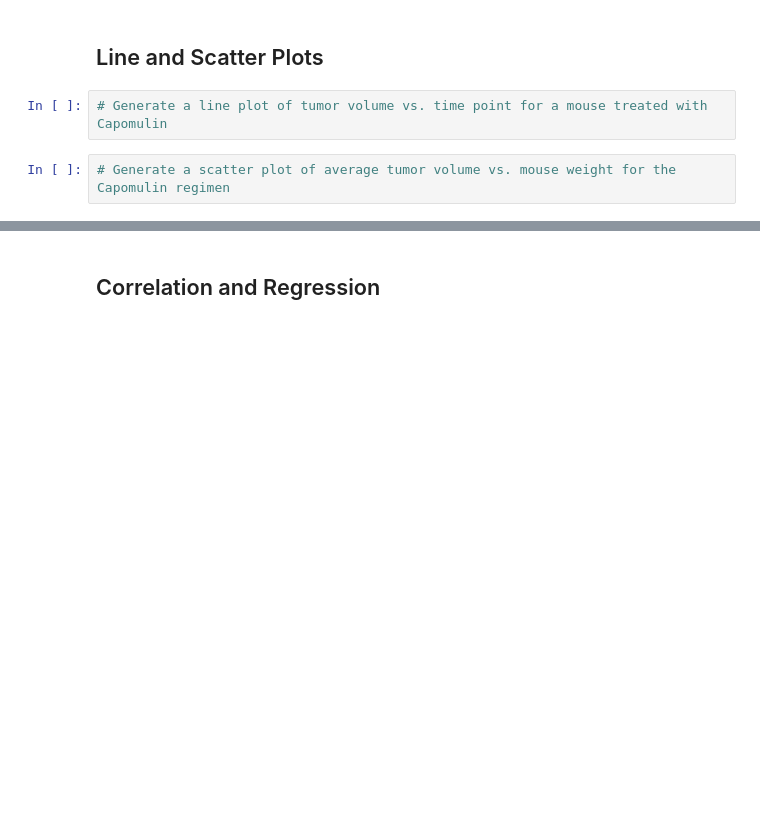
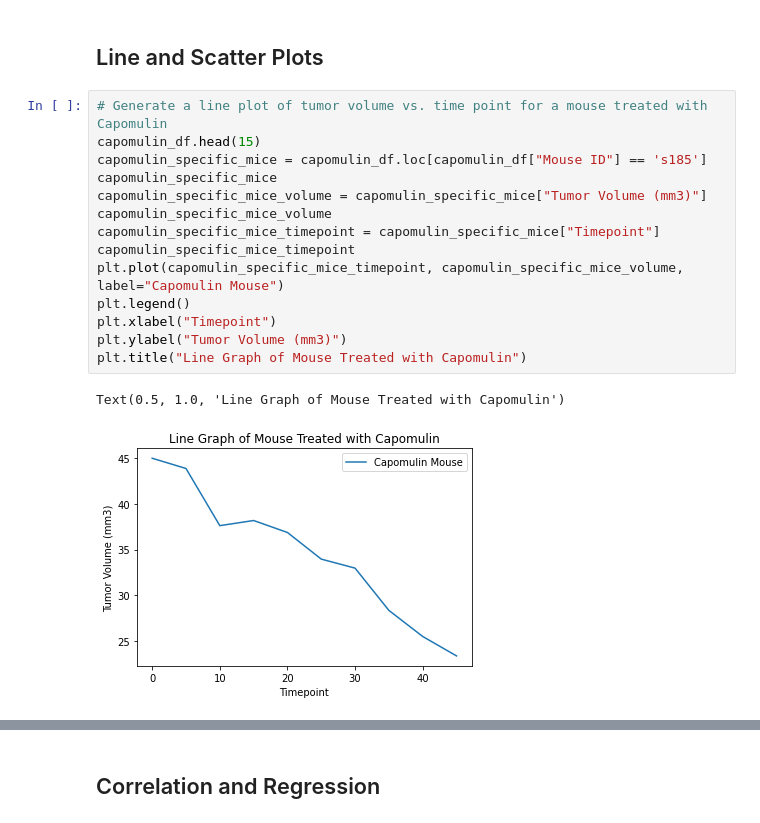
Before and after one commit to oiwuoni/matplotlib-challenge, a Jupyter notebook: pymaceuticals_starter.ipynb, the cells around one changed output, grey strips where cells are left out. Drawn from its saved outputs; the diff is of its cells as text; blank space fills up the shorter version.

```diff
--- a/pymaceuticals_starter.ipynb
+++ b/pymaceuticals_starter.ipynb
@@ -370,6 +454,19 @@ greatest_timepoint_dropped_df
 # %% [markdown]
 ## Line and Scatter Plots
-# %%
-# Generate a line plot of tumor volume vs. time point for a mouse treated with Capomulin
-# %%
-# Generate a scatter plot of average tumor volume vs. mouse weight for the Capomulin regimen
+# %%
+# Generate a line plot of tumor volume vs. time point for a mouse treated with Capomulin
+capomulin_df.head(15)
+capomulin_specific_mice = capomulin_df.loc[capomulin_df["Mouse ID"] == 's185']
+capomulin_specific_mice
+capomulin_specific_mice_volume = capomulin_specific_mice["Tumor Volume (mm3)"]
+capomulin_specific_mice_volume
+capomulin_specific_mice_timepoint = capomulin_specific_mice["Timepoint"]
+capomulin_specific_mice_timepoint
+plt.plot(capomulin_specific_mice_timepoint, capomulin_specific_mice_volume, label="Capomulin Mouse")
+plt.legend()
+plt.xlabel("Timepoint")
+plt.ylabel("Tumor Volume (mm3)")
+plt.title("Line Graph of Mouse Treated with Capomulin")
+# %% [output]
+Text(0.5, 1.0, 'Line Graph of Mouse Treated with Capomulin')
+[figure, added]
```
Also changed, not shown: parts of 9 cells of this notebook.
